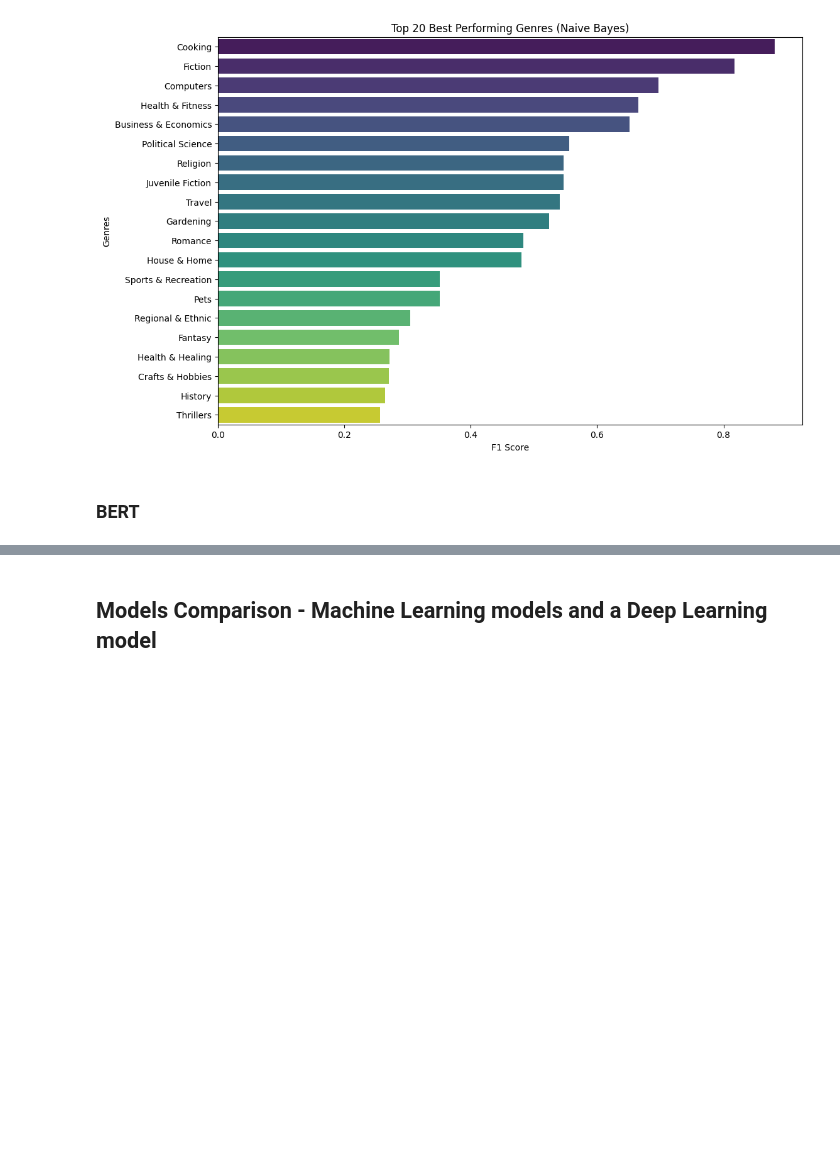
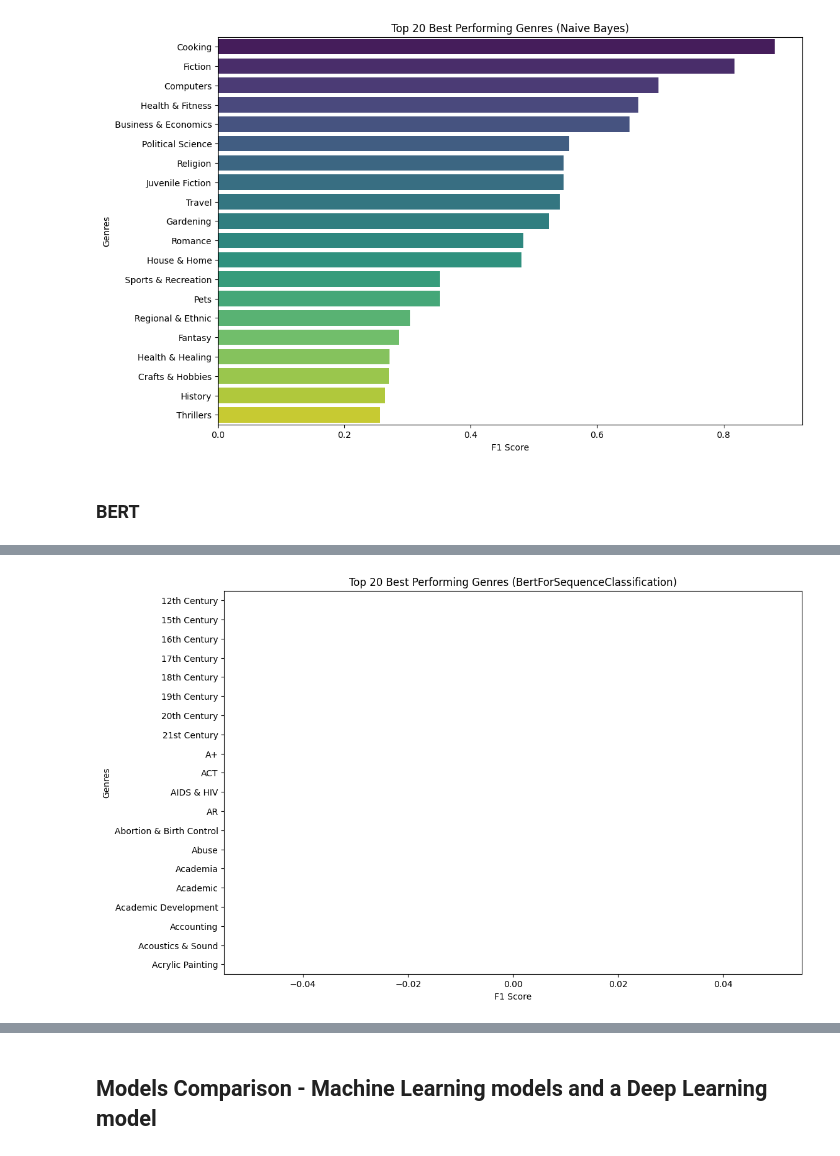
Before and after one commit to X00222004/Project_2026, a Jupyter notebook: project_book.ipynb, the cells around one changed output, grey strips where cells are left out. Drawn from its saved outputs; the diff is of its cells as text; code cells hidden in the pictures; blank space fills up the shorter version.

```diff
--- a/project_book.ipynb
+++ b/project_book.ipynb
@@ -851,65 +797,57 @@ Genres with highest F1 scores sorted (top to bottom):
 # %%
 # BERT
 try:
-    if 'bert_loaded' in locals():
-        encoding = X_valid_tokenize
-        encoding = {k: v.to(device) for k, v in encoding.items()}
+    bert_results = trainer.predict(valid_dataset)
+    bert_logits = torch.tensor(bert_results.predictions)
+    bert_proba = torch.sigmoid(bert_logits).numpy()
+    bert_pred = (bert_proba >= 0.5).astype(int)
+    print("BERT predictions:\n", bert_pred)
+    print("\n\nBERT predicted probabilities:\n", bert_proba)
 
-        bert_loaded.eval()
-        with torch.no_grad():
-            outputs = bert_loaded(**encoding)
-            bert_proba = torch.sigmoid(outputs.logits).cpu().numpy()
-            bert_pred = (bert_proba >= 0.5).astype(int)
-            bert_genres = mlb.inverse_transform(bert_pred)
-        print("BERT predictions:\n", bert_pred)
-        print("\n\nBERT predicted probabilities:\n", bert_proba)
+    # Produce classification report for BERT predictions
+    classification_report_bert = classification_report(y_val, bert_pred, target_names=mlb.classes_)
+    print("BERT - Classification Report")
+    print("Classification Report:\n", classification_report_bert)
 
-        # Produce classification report for BERT predictions
-        classification_report_bert = classification_report(y_val, bert_pred, target_names=mlb.classes_)
-        print("BERT - Classification Report")
-        print("Classification Report:\n", classification_report_bert)
+    # Calculating F1 scores for each genre to visualise the best performing genres
+    f1_scores = f1_score(y_val, bert_pred, average=None)
+    genre_f1_scores = pd.DataFrame({'genre': mlb.classes_, 'f1-score': f1_scores})
 
-        # Calculating F1 scores for each genre to visualise the best performing genres
-        f1_scores = f1_score(y_val, bert_pred, average=None)
-        genre_f1_scores = pd.DataFrame({'genre': mlb.classes_, 'f1-score': f1_scores})
+    # Sort genres by F1 score and show top 20 best performing genres in a horizontal bar chart
+    top_20_genres = genre_f1_scores.sort_values(by='f1-score', ascending=False).head(20)
+    print("\nGenres with highest F1 scores sorted (top to bottom):\n", top_20_genres)
+    plt.figure(figsize=(12, 8))
+    sns.barplot(data=top_20_genres, x='f1-score', y='genre', palette='viridis')
+    plt.title('Top 20 Best Performing Genres (BertForSequenceClassification)')
+    plt.xlabel('F1 Score')
+    plt.ylabel('Genres')
+    plt.show()
 
-        # Sort genres by F1 score and show top 20 best performing genres in a horizontal bar chart
-        top_20_genres = genre_f1_scores.sort_values(by='f1-score', ascending=False).head(20)
-        print("\nGenres with highest F1 scores sorted (top to bottom):\n", top_20_genres)
-        plt.figure(figsize=(12, 8))
-        sns.barplot(data=top_20_genres, x='f1-score', y='genre', palette='viridis')
-        plt.title('Top 20 Best Performing Genres (BertForSequenceClassification)')
-        plt.xlabel('F1 Score')
-        plt.ylabel('Genres')
-        plt.show()
+    # History of losses after training BERT
+    history = pd.DataFrame(trainer.state.log_history)
 
-        # History of losses after training BERT
-        history = pd.DataFrame(trainer.state.log_history)
+    # Training and evaluation losses
+    if 'loss' in history.columns:
+        train_loss = history[history['loss'].notna()][['epoch', 'loss']]
+    else:
+        train_loss = pd.DataFrame(columns=['epoch', 'loss'])
+        print("Training loss data not found in history")
 
-        # Training and evaluation losses
-        if 'loss' in history.columns:
-            train_loss = history[history['loss'].notna()][['epoch', 'loss']]
-        else:
-            train_loss = pd.DataFrame(columns=['epoch', 'loss'])
-            print("Training loss data not found in history")
+    if 'eval_loss' in history.columns:
+        eval_loss = history[history['eval_loss'].notna()][['epoch', 'eval_loss']]
+    else:
+        eval_loss = pd.DataFrame(columns=['epoch', 'eval_loss'])
+        print("Evaluation loss data not found in history")
 
-        if 'eval_loss' in history.columns:
-            eval_loss = history[history['eval_loss'].notna()][['epoch', 'eval_loss']]
-        else:
-            eval_loss = pd.DataFrame(columns=['epoch', 'eval_loss'])
-            print("Evaluation loss data not found in history")
-
-        # Plotting training and evaluation losses
-        plt.figure(figsize=(10, 6))
-        plt.plot(train_loss['epoch'], train_loss['loss'], label='Training Loss')
-        plt.plot(eval_loss['epoch'], eval_loss['eval_loss'], label='Evaluation Loss')
-        plt.title('BERT Training and Evaluation Loss')
-        plt.xlabel('Epoch')
-        plt.ylabel('Loss')
-        plt.legend()
-        plt.show()
-    else:
-        print("Error - Loaded BERT model and/or tokenizer not found, unable to prepare sample data for predictions.")
+    # Plotting training and evaluation losses
+    plt.figure(figsize=(10, 6))
+    plt.plot(train_loss['epoch'], train_loss['loss'], label='Training Loss')
+    plt.plot(eval_loss['epoch'], eval_loss['eval_loss'], label='Evaluation Loss')
+    plt.title('BERT Training and Evaluation Loss')
+    plt.xlabel('Epoch')
+    plt.ylabel('Loss')
+    plt.legend()
+    plt.show()
 except Exception as e:
     print("Error - Could not prepare sample data for BERT predictions. Result: " + str(e) + ".")
 # %% [output]
@@ -916,0 +909 @@ Error - Could not prepare sample data for BERT predictions. Result: CUDA out of
+[figure, added]
```
Also changed, not shown: parts of 12 cells of this notebook.
